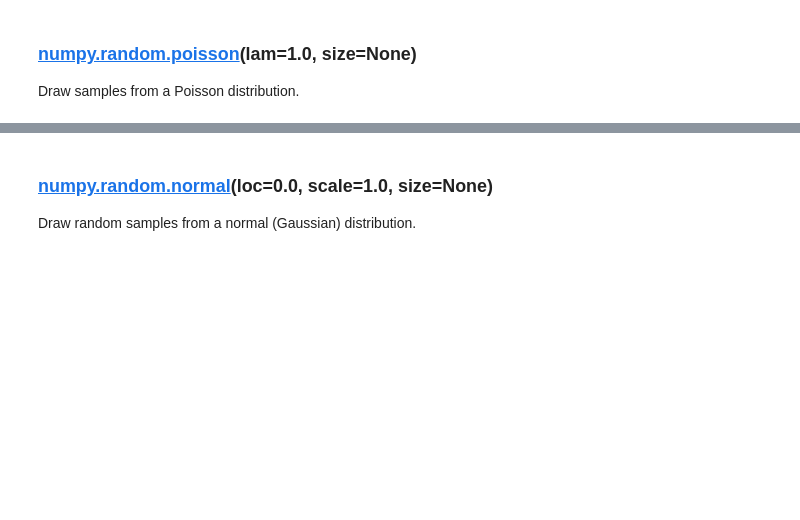
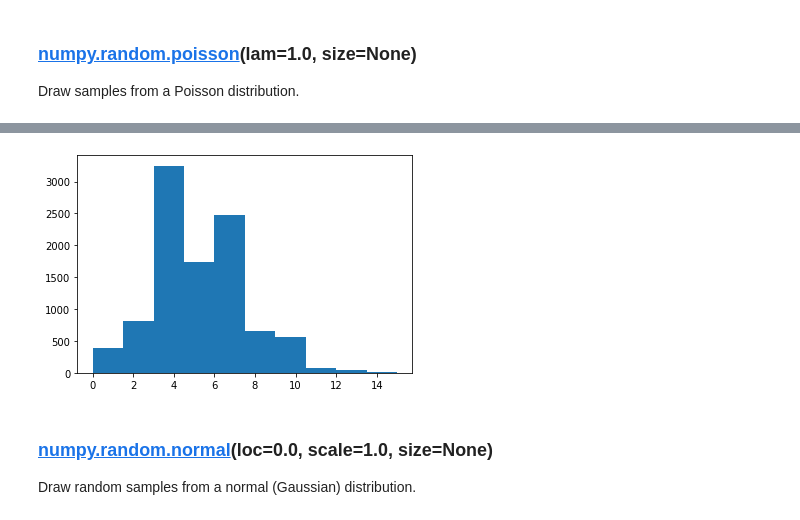
Before and after one commit to amacuga/progda-assignement, a Jupyter notebook: Assignment.ipynb, the cells around one changed output, grey strips where cells are left out. Cells and saved outputs as stored; diff of their text form; code cells hidden in the pictures; blank space fills up the shorter version.

```diff
--- a/Assignment.ipynb
+++ b/Assignment.ipynb
@@ -283,3 +285,10 @@ Draw samples from a Poisson distribution.
+# %%
+# Number of expected messages in 1 hour simulated 10000 times.
+x = np.random.poisson(5, 10000)
+plt.hist(x)
+plt.show()
+# %% [output]
+[figure, added]
 # %% [markdown]
 ### [numpy.random.normal](https://docs.scipy.org/doc/numpy-1.15.4/reference/generated/numpy.random.normal.html#numpy.random.normal)(loc=0.0, scale=1.0, size=None)
 
```
Also changed, not shown: parts of 36 cells of this notebook.
